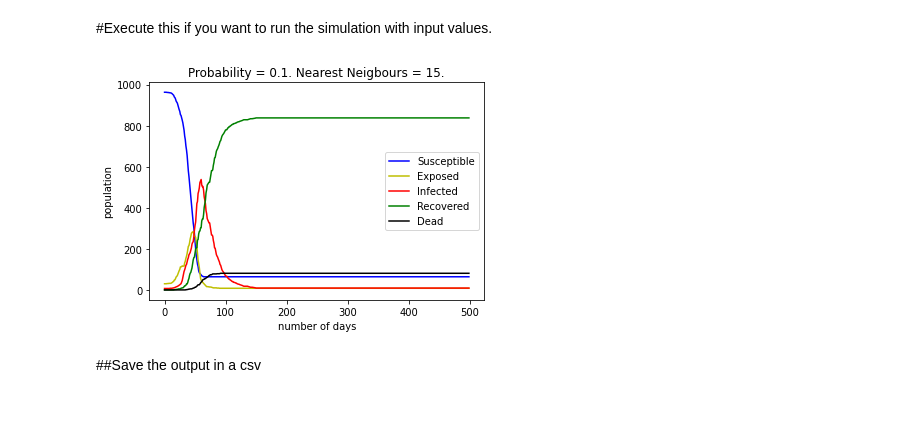
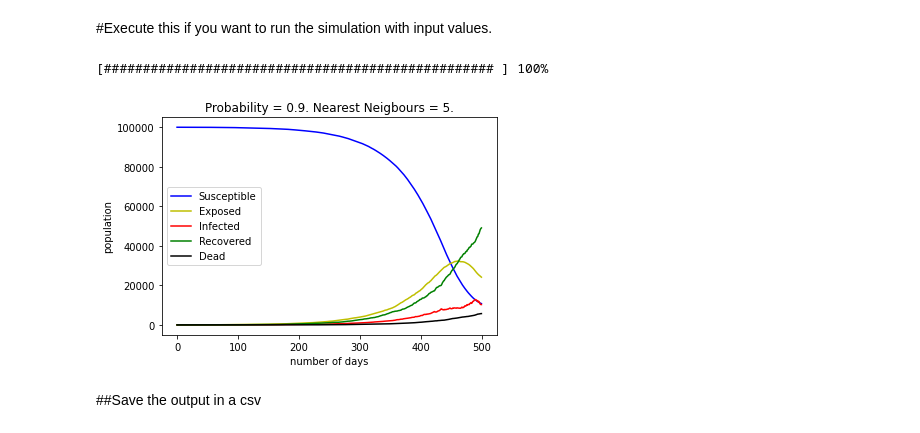
Before and after one commit to thecrazyphysicist369/strategic-Covid19-testing, a Jupyter notebook: v2_Random_Testing.ipynb, the cells around one changed output. Drawn from its saved outputs; the diff is of its cells as text; code cells hidden in the pictures.

```diff
--- a/v2_Random_Testing.ipynb
+++ b/v2_Random_Testing.ipynb
@@ -108,10 +109,14 @@ def contaminate(a, b):
   return new
 
 def progress_bar(est, elas):
-  perc=(elas/est)*10
+  perc=(elas/est)*50
   perc=int(perc)
-  rem=10-perc
-  print('[','#'*perc,' '*rem,']', ' ',perc*10, '%')
+  rem=50-perc
+  a = str('#'*perc)
+  b = str(' '*rem)
+  c = str(perc*2)
+  prog = ('['+a+' '+b+'] '+c+'%')
+  sys.stdout.write('\r'+prog)
 # %% [markdown]
 #Run this cell
 # %%
@@ -185,11 +190,11 @@ def days(pop, tpm):
 #Execute this if you want to run the simulation with input values.
 # %%
 
-population_size = 1000 #int(input("Enter population size : "))
+population_size = 100000 #int(input("Enter population size : "))
 
-k = 15 # int(input("\nk nearest neighbors : "))
+k = 5 # int(input("\nk nearest neighbors : "))
 
-p = 0.1 # float(input("\nProbablity of the contacts : "))
+p = 0.9 # float(input("\nProbablity of the contacts : "))
 
 tpm = 200 #int(input("\nTests per million population : "))
 
@@ -223,35 +228,36 @@ elapsed = 0
 for j in range (iterations):
 	inter = []
 	tic = time.time()
 	population, sus, exp, inf, rec, ded = days(population, tpm)
 	susp.append(len(sus)) #Count of suspected persons per day
 	expo.append(len(exp)) #Count of exposed persons per day
 	infe.append(len(inf)) #Count of infected persons per day
 	reco.append(len(rec)) #Count of recovered persons per day
 	dead.append(len(ded))
 	toc = time.time()
 	one_day = toc - tic
 	elapsed += one_day
 	estimated = elapsed*(iterations-j)
 	remaining = (iterations * one_day) - (j * one_day)
-	#progress_bar(estimated, elapsed)
+	progress_bar(estimated, elapsed)
 	#print("Doing ",j,"th iteration. Time :","{:.2f}".format(one_day),
 	#      "secs. Elapsed time :","{:.2f}".format(elapsed),"secs. Estimated : ","{:.2f}".format(estimated),"secs")
 
 
 plt.plot(count, susp, color='b', label = "Susceptible")
 plt.plot(count, expo, color='y', label = "Exposed")
 plt.plot(count, infe, color='r', label = "Infected")
 plt.plot(count, reco, color='g', label = "Recovered")
 plt.xlabel('number of days')
 plt.ylabel('population')
 plt.plot(count, dead, color='k', label = "Dead")
 label = "Probability = "+str(p)+". Nearest Neigbours = "+str(k)+"."
 plt.title(label, fontdict=None, loc='center', pad=None)
 plt.legend()
 plt.show()
 # %% [output]
+[################################################## ] 100%
-[figure, old version]
+[figure, new version]
 # %% [markdown]
 ##Save the output in a csv
 # %%
```
Also changed, not shown: parts of 6 cells of this notebook.
